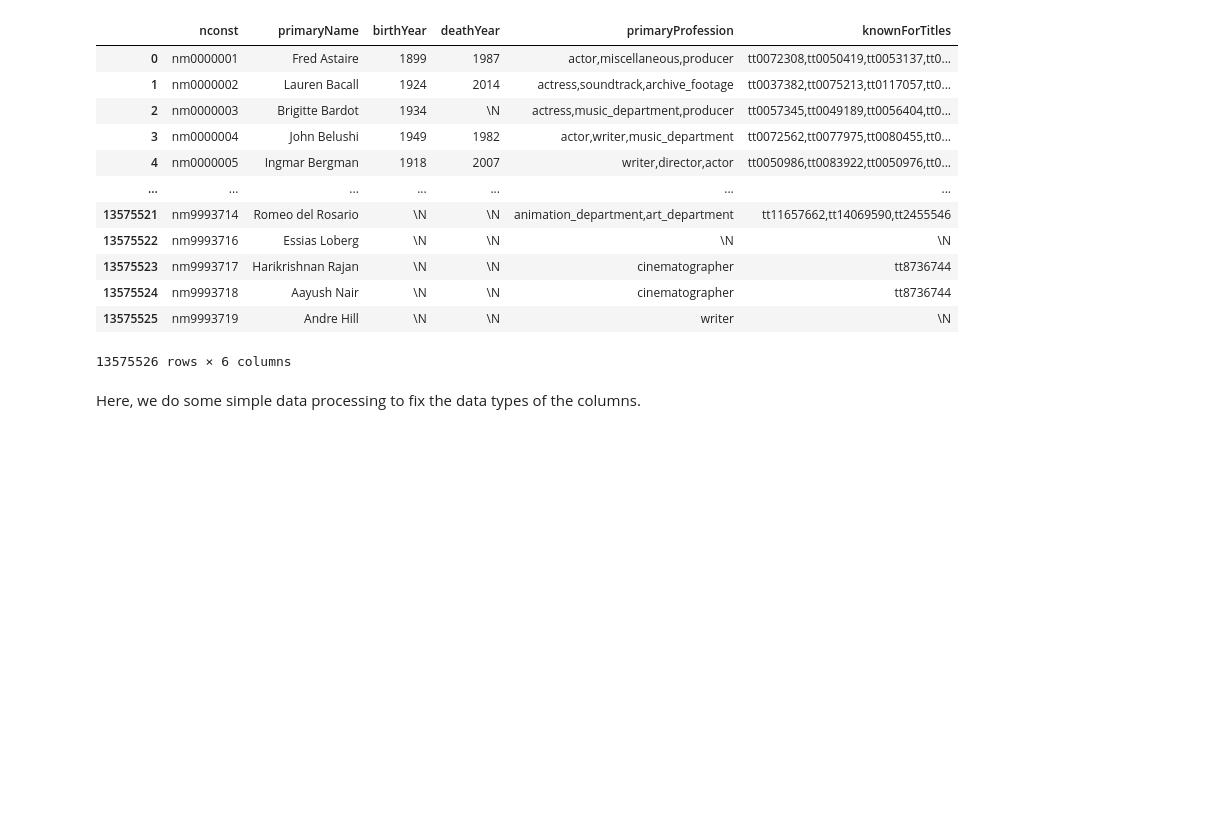
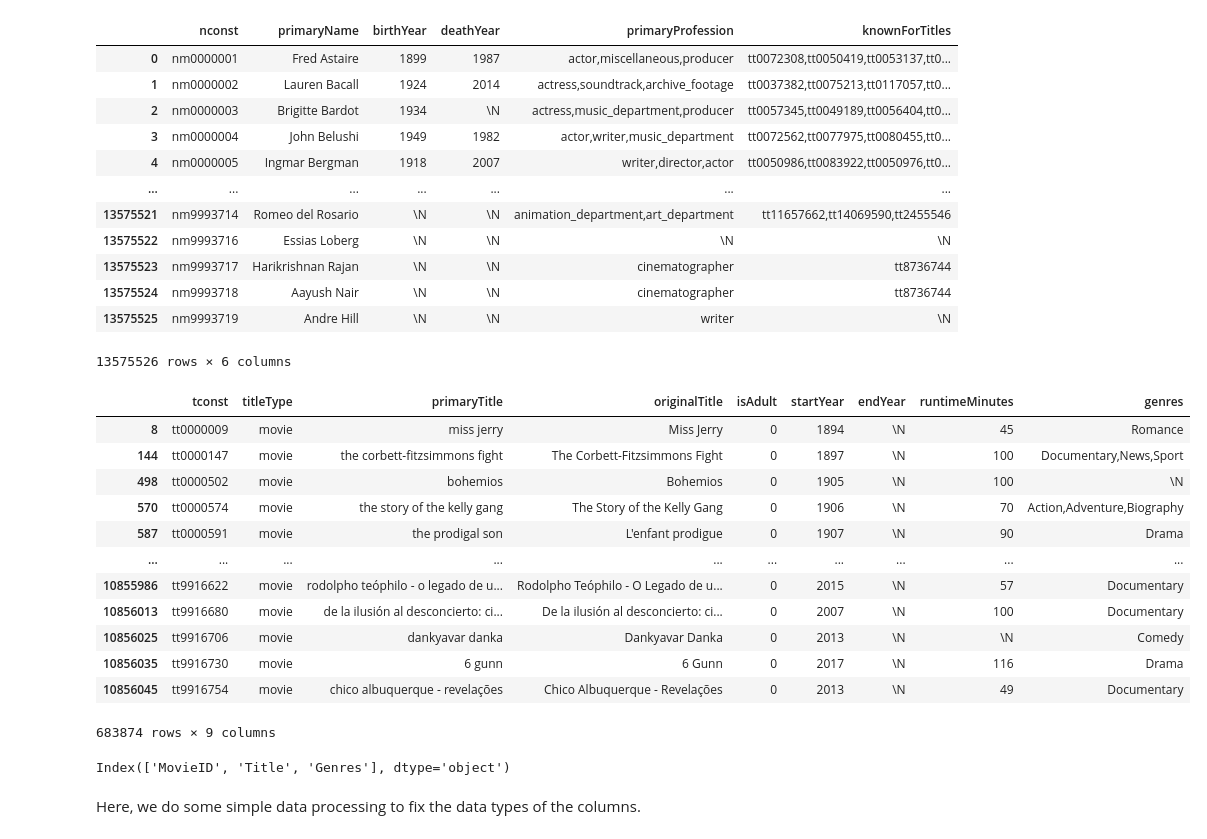
Before and after one commit to chuklee/recommender_system, a Jupyter notebook: main2.ipynb, the cells around one changed output. Saved outputs shown, nothing was run; the diff lists cells and outputs as text; code cells hidden in the pictures; blank space fills up the shorter version.

```diff
--- a/main2.ipynb
+++ b/main2.ipynb
@@ -147,6 +163,26 @@ name_basics_df
 | 13575524 | nm9993718 | Aayush Nair | \N | \N | cinematographer | tt8736744 |
 | 13575525 | nm9993719 | Andre Hill | \N | \N | writer | \N |
 13575526 rows × 6 columns
+# %%
+title_basics_df
+# %% [output]
+|  | tconst | titleType | primaryTitle | originalTitle | isAdult | startYear | endYear | runtimeMinutes | genres |
+| 8 | tt0000009 | movie | miss jerry | Miss Jerry | 0 | 1894 | \N | 45 | Romance |
+| 144 | tt0000147 | movie | the corbett-fitzsimmons fight | The Corbett-Fitzsimmons Fight | 0 | 1897 | \N | 100 | Documentary,News,Sport |
+| 498 | tt0000502 | movie | bohemios | Bohemios | 0 | 1905 | \N | 100 | \N |
+| 570 | tt0000574 | movie | the story of the kelly gang | The Story of the Kelly Gang | 0 | 1906 | \N | 70 | Action,Adventure,Biography |
+| 587 | tt0000591 | movie | the prodigal son | L'enfant prodigue | 0 | 1907 | \N | 90 | Drama |
+| ... | ... | ... | ... | ... | ... | ... | ... | ... | ... |
+| 10855986 | tt9916622 | movie | rodolpho teóphilo - o legado de u... | Rodolpho Teóphilo - O Legado de u... | 0 | 2015 | \N | 57 | Documentary |
+| 10856013 | tt9916680 | movie | de la ilusión al desconcierto: ci... | De la ilusión al desconcierto: ci... | 0 | 2007 | \N | 100 | Documentary |
+| 10856025 | tt9916706 | movie | dankyavar danka | Dankyavar Danka | 0 | 2013 | \N | \N | Comedy |
+| 10856035 | tt9916730 | movie | 6 gunn | 6 Gunn | 0 | 2017 | \N | 116 | Drama |
+| 10856045 | tt9916754 | movie | chico albuquerque - revelações | Chico Albuquerque - Revelações | 0 | 2013 | \N | 49 | Documentary |
+683874 rows × 9 columns
+# %%
+movies_dat_df.columns
+# %% [output]
+Index(['MovieID', 'Title', 'Genres'], dtype='object')
 # %% [markdown]
 Here, we do some simple data processing to fix the data types of the columns.
 # %%
```
Also changed, not shown: parts of 1 cell of this notebook, 1 other file.
